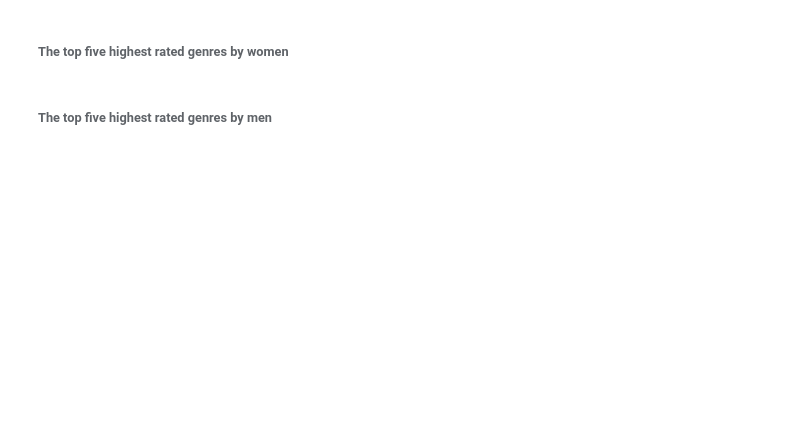
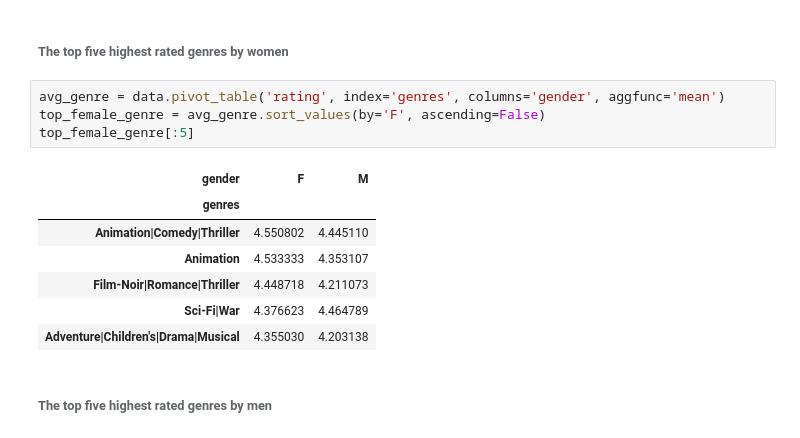
Before and after one commit to ngalinski/cs6220, a Jupyter notebook: assignments/a1/galinski_nicholas_Assignment1.ipynb, the cells around one changed output. Cells and saved outputs as stored; diff of their text form; blank space fills up the shorter version.

```diff
--- a/assignments/a1/galinski_nicholas_Assignment1.ipynb
+++ b/assignments/a1/galinski_nicholas_Assignment1.ipynb
@@ -165,4 +176,16 @@ sorted_by_diff[::-1][:10]
 # %% [markdown]
 ###### The top five highest rated genres by women
+# %%
+avg_genre = data.pivot_table('rating', index='genres', columns='gender', aggfunc='mean')
+top_female_genre = avg_genre.sort_values(by='F', ascending=False)
+top_female_genre[:5]
+# %% [output]
+| gender | F | M |
+| genres |  |  |
+| Animation|Comedy|Thriller | 4.550802 | 4.445110 |
+| Animation | 4.533333 | 4.353107 |
+| Film-Noir|Romance|Thriller | 4.448718 | 4.211073 |
+| Sci-Fi|War | 4.376623 | 4.464789 |
+| Adventure|Children's|Drama|Musical | 4.355030 | 4.203138 |
 # %% [markdown]
 ###### The top five highest rated genres by men
```
Also changed, not shown: parts of 4 cells of this notebook.
